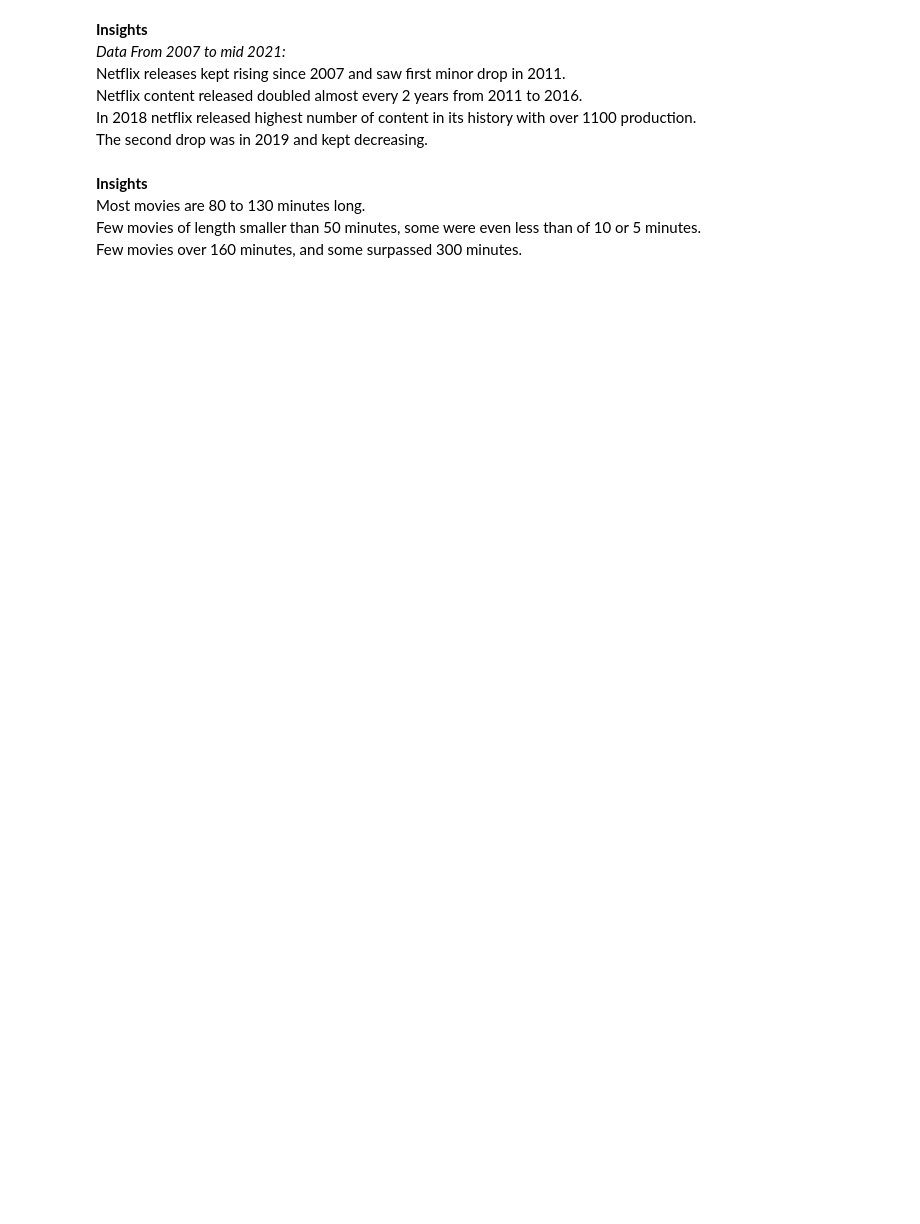
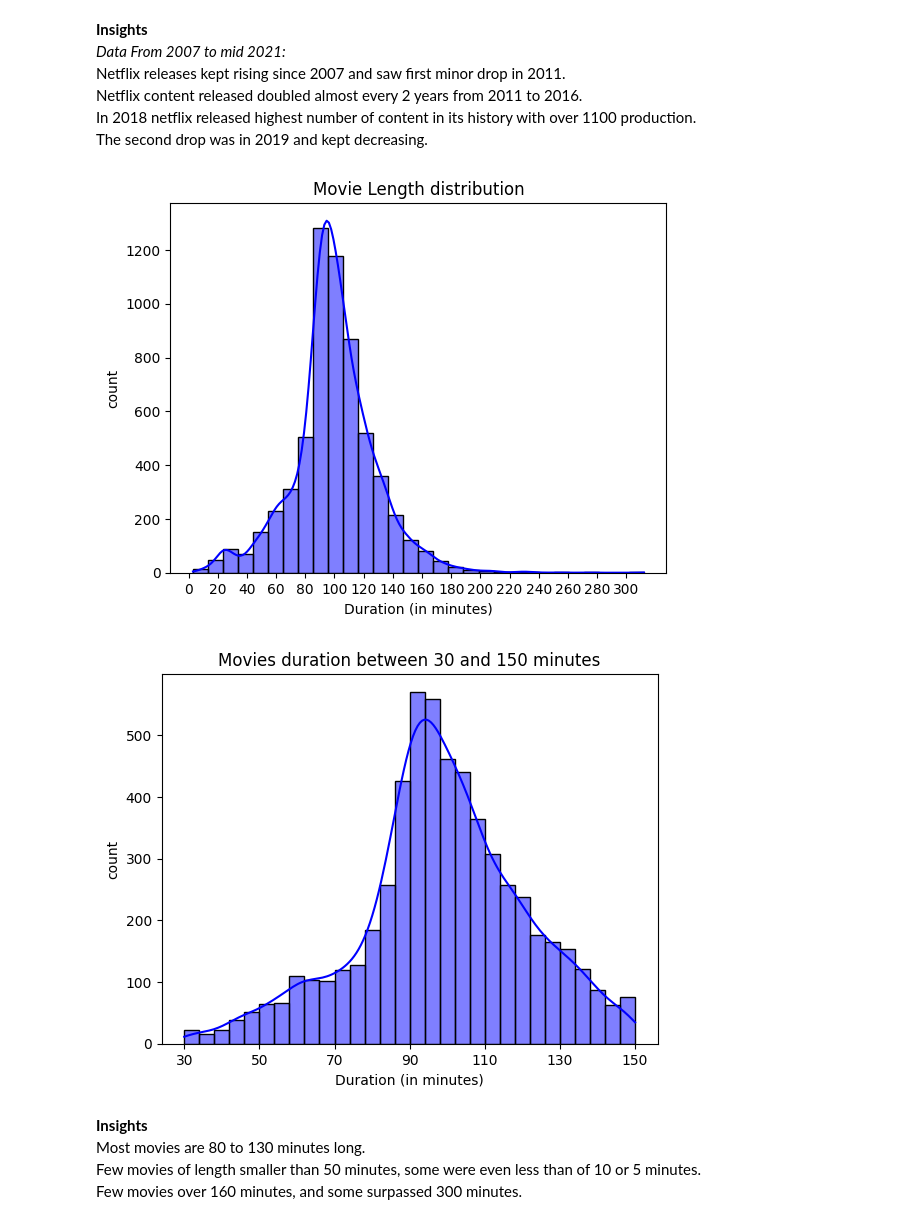
Before and after one commit to nikhilgusain/Netflix-ratings-analysis, a Jupyter notebook: notebooks/analysis.ipynb, the cells around one changed output. Drawn from its saved outputs; the diff is of its cells as text; code cells hidden in the pictures; blank space fills up the shorter version.

```diff
--- a/notebooks/analysis.ipynb
+++ b/notebooks/analysis.ipynb
@@ -344,37 +359,44 @@ In 2018 netflix released highest number of content in its history with over 1100
 The second drop was in 2019 and kept decreasing.
 # %%
 # Movie length distribution
-df_movies = df[df["type"] == 'Movie'].copy()
-df_movies = df_movies[df_movies['duration_time'].notna()]
+def distribute():
+    df_movies = df[df["type"] == 'Movie'].copy()
+    df_movies = df_movies[df_movies['duration_time'].notna()]
 
-# Make sure duration_time is float (if not already)
-df_movies['duration_time'] = df_movies['duration_time'].astype(float)
+    df_movies['duration_time'] = df_movies['duration_time'].astype(float)
+    return df_movies
 
 
 # confirm duration to be float
 # df_movies.info()
 def all_movies():
-
+    df_movies = distribute()
     sns.histplot(df_movies['duration_time'], bins=30, kde=True, color='blue', edgecolor='black')
     plt.xlabel("Duration (in minutes)")
     plt.ylabel('count')
     plt.title("Movie Length distribution")
     plt.xticks(np.arange(0, df_movies['duration_time'].max(), 20))
+    plt.savefig("../plots/moview_length_distribution.png")
     plt.show()
 
 def movie_length_x_y(min_time=30, max_time=200):
-
+    df_movies = distribute()
     filtered = df_movies[(df_movies['duration_time']>=min_time) & (df_movies['duration_time']<=max_time)]
 
     sns.histplot(filtered['duration_time'], bins=30, kde=True, color='blue', edgecolor='black')
 
     plt.title(f"Movies duration between {min_time} and {max_time} minutes")
     plt.xlabel("Duration (in minutes)")
     plt.ylabel('count')
     plt.xticks(np.arange(30, filtered['duration_time'].max()+20, 20))
+    plt.savefig(f"../plots/moview_length_distribution{min_time}_to_{max_time}_mins.png")
+
     plt.show()
 all_movies()
 movie_length_x_y(min_time=30,max_time=150)
+# %% [output]
+[figure, added]
+[figure, added]
 # %% [markdown]
 **Insights**
 Most movies are 80 to 130 minutes long.
```
Also changed, not shown: parts of 8 cells of this notebook.
